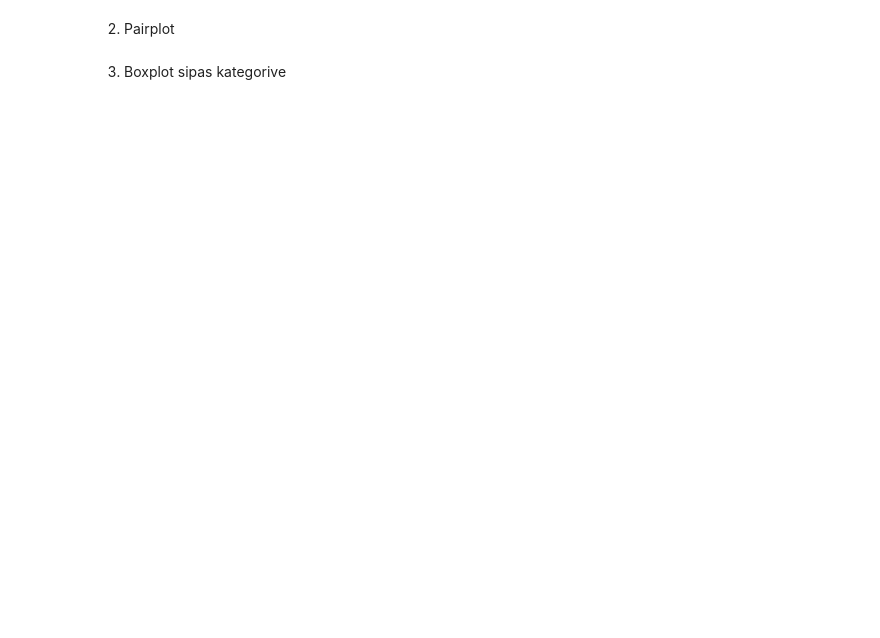
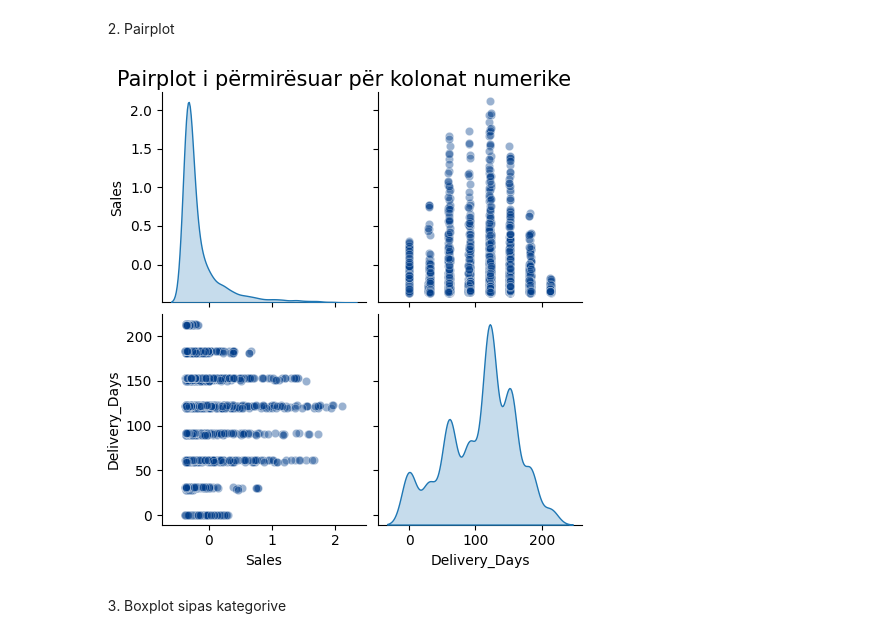
Before and after one commit to AnjezaSfishta/data-processing-visualization-superstore, a Jupyter notebook: para_procesimi_i_te_dhenave.ipynb, the cells around one changed output. Drawn from its saved outputs; the diff is of its cells as text; code cells hidden in the pictures; blank space fills up the shorter version.

```diff
--- a/para_procesimi_i_te_dhenave.ipynb
+++ b/para_procesimi_i_te_dhenave.ipynb
@@ -308,9 +547,15 @@ plt.show()
 # %% [markdown]
 2) Pairplot
 # %%
-sns.pairplot(df_clean_II[num_cols])
-plt.suptitle('Pairplot për kolonat numerike', y=1.02)
+sns.pairplot(
+    df_clean_iso[['Sales','Delivery_Days']],
+    diag_kind='kde',
+    plot_kws={'alpha': 0.4, 'color': '#023e8a'}
+)
+plt.suptitle("Pairplot i përmirësuar për kolonat numerike", y=1.02, fontsize=15)
 plt.show()
+# %% [output]
+[figure, added]
 # %% [markdown]
 3) Boxplot sipas kategorive
 # %%
```
Also changed, not shown: parts of 30 cells of this notebook, 1 other file.
